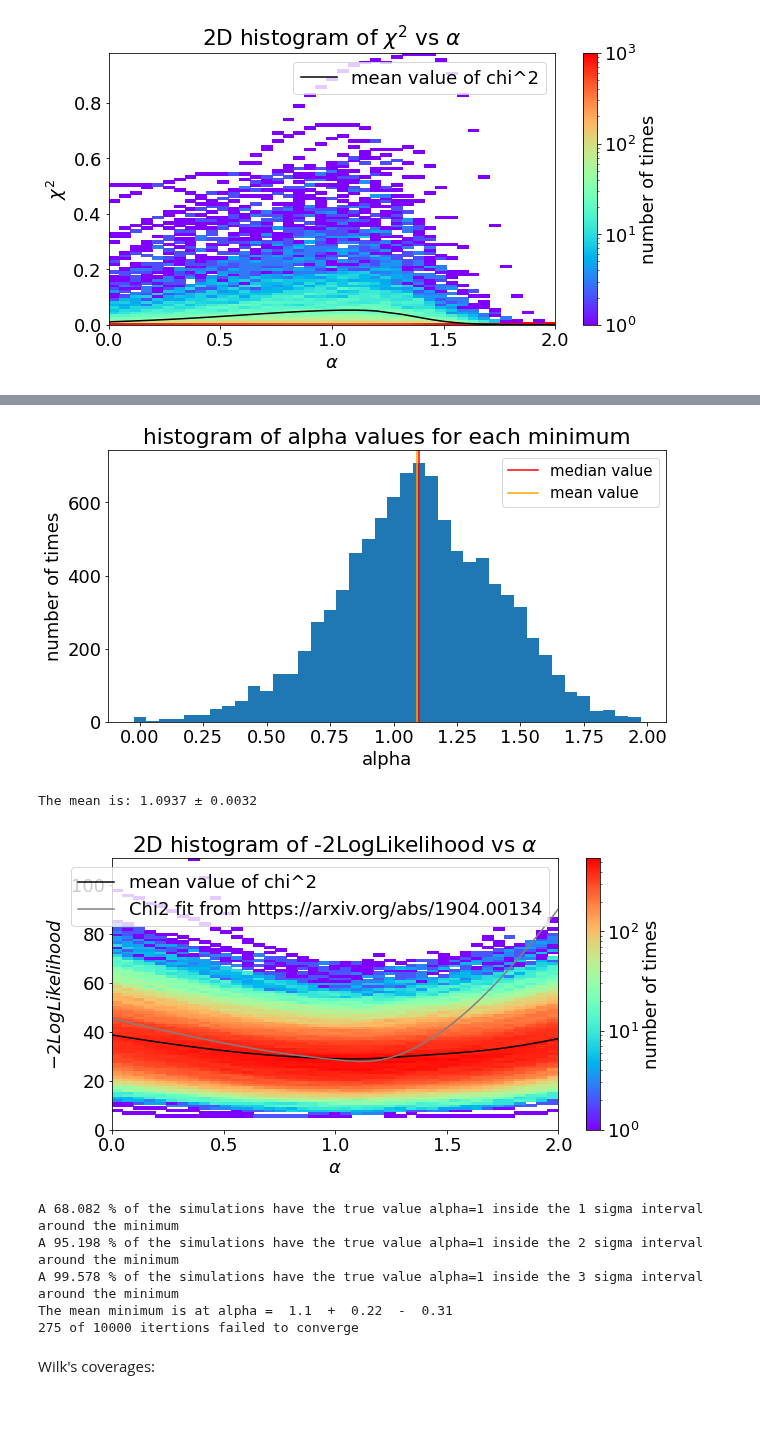
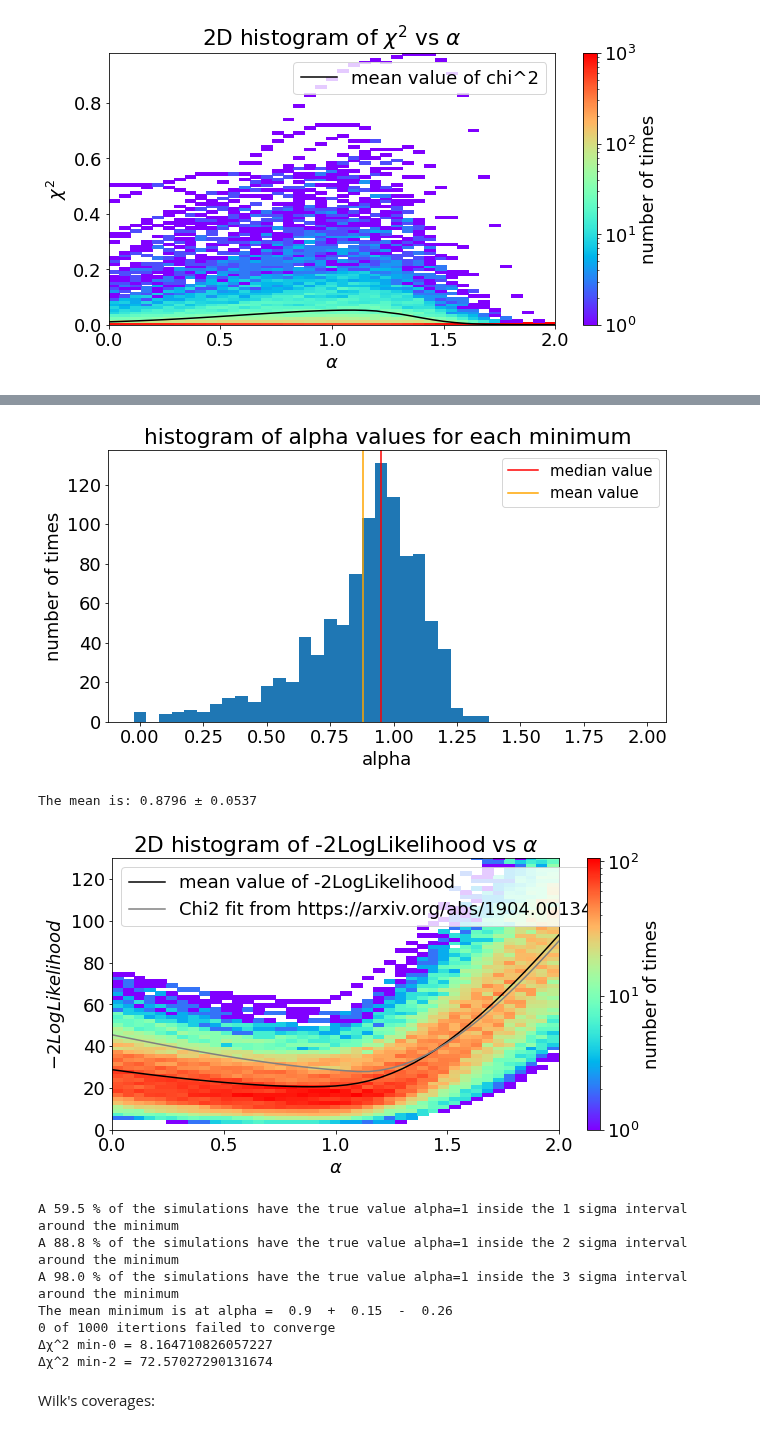
Before and after one commit to R-Grau/EBLpy, a Jupyter notebook: EBL_fit_MC_viewer.ipynb, the cells around one changed output, grey strips where cells are left out. Cells and saved outputs as stored; diff of their text form; code cells hidden in the pictures.

```diff
--- a/EBL_fit_MC_viewer.ipynb
+++ b/EBL_fit_MC_viewer.ipynb
@@ -144,7 +144,7 @@ def extract(ds):
     alphas = ds['alphas'][:]
     return chisqs,alphas
 
-loc = Path('/data/magic/users-ifae/rgrau/EBL-splines/EBL10000_PWL_freeLP_MAGIC_with_0.038_Systematics_4w_fix')
+loc = Path('/data/magic/users-ifae/rgrau/EBL-splines/EBL1000_PWL_LP_MAGIC_with_0.07_Systematics_4w_fix_2errors_x10')
 
 # files = sorted([f for f in loc.glob("EBL*2022050916*.hdf5")]) #PWL_LP starting at alpha = 1 (16 alpha = 1, 11 alpha = 2)
 files = sorted([f for f in loc.glob("EBL*.hdf5")]) #all the others but PWL_LP
@@ -404,5 +417,6 @@ The mean is: 1.0083 ± 0.0075
 # %%
-loc = Path('/data/magic/users-ifae/rgrau/EBL-splines/EBL10000_LP0.01_freeLP_MAGIC_with_0.038_Systematics_4w_startat1')
+loc = Path('/data/magic/users-ifae/rgrau/EBL-splines/EBL1000_PWL_LP_MAGIC_with_0.05_Systematics_4w_fix_2_test')
+
 # files = sorted([f for f in loc.glob("EBL*2022050916*.hdf5")]) #PWL_LP starting at alpha = 1 (16 alpha = 1, 11 alpha = 2)
 files = sorted([f for f in loc.glob("EBL*.hdf5")]) #all the others but PWL_LP
 # files = sorted(['/data/magic/users-ifae/rgrau/EBL-splines/EBL50_PWL_MBPWL_5knots/EBL_mult_nit0of50_202205111529.hdf5','/data/magic/users-ifae/rgrau/EBL-splines/EBL50_PWL_MBPWL_5knots/EBL_mult_nit2of50_202205111530.hdf5', '/data/magic/users-ifae/rgrau/EBL-splines/EBL50_PWL_MBPWL_5knots/EBL_mult_nit3of50_202205111529.hdf5'])
@@ -463,8 +477,8 @@ plt.legend(fontsize = 15)
 plt.show()
 print("The mean is:", format(mu, ".4f"), u"\u00B1", format(std/np.sqrt(niter), ".4f"))
 # %% [output]
-[figure, old version]
+[figure, new version]
-The mean is: 1.0937 ± 0.0032
+The mean is: 0.8796 ± 0.0537
 # %%
 file2 = uproot.open("Output_fitebl.root:Chi2_1ES1011_Feb2014_LP")
 magicalphas = file2.values()[0]
@@ -479,15 +493,15 @@ alphas = alphas_iter[0]
 
 
 fig, ax = plt.subplots()
-ax.plot(np.take_along_axis(alphas_iter[0], order, axis=0), np.take_along_axis(np.mean(chisqs_iter,0), order, axis=0), color = "black", label="mean value of chi^2")
-h = ax.hist2d(alphas_iter2, chisqs_iter2, bins=[len(alphas_iter[0]),100], norm = colors.LogNorm(), cmap = "rainbow", label="histogram of chi^2 values")
+ax.plot(np.take_along_axis(alphas_iter[0], order, axis=0), np.take_along_axis(np.mean(chisqs_iter,0), order, axis=0), color = "black", label="mean value of -2LogLikelihood")
+h = ax.hist2d(alphas_iter2, chisqs_iter2, bins=[len(alphas_iter[0]),100], norm = colors.LogNorm(), cmap = "rainbow", label=r"histogram of $\chi^2$ values")
 ax.plot(magicalphas, magichis, color = "grey", label= "Chi2 fit from https://arxiv.org/abs/1904.00134")
 ax.set_xlabel(r'$\alpha$')
 ax.set_ylabel(r'$-2LogLikelihood$')
-ax.legend()
+ax.legend(loc='upper left')
 ax.set_ylim(bottom = 0)
 #ax.set_xlim(0.5,1.5)
-#ax.set_ylim(0,80)
+ax.set_ylim(0,130)
 fig.colorbar(h[3], ax=ax, label="number of times")
 ax.set_title(r"2D histogram of -2LogLikelihood vs $\alpha$")
 plt.show()
@@ -507,39 +521,43 @@ for i in range(len(alphas_iter)):
     sigma_3.append(sigma_3_0)
     number = np.where(np.round(alphas, decimals = 4) == 1)
     if number in sigma_1_0[0]: #this number is the position of the alpha=1 inside the alhpas array
         s1 += 1
     if number in sigma_2_0[0]:
         s2 += 1
     if number in sigma_3_0[0]:
         s3 += 1
 # print(sigma_1)
 # print(sigma_2)
 # print(sigma_3)
 print("A {sig} % of the simulations have the true value alpha=1 inside the 1 sigma interval around the minimum".format( sig = np.round(s1 / (niter) * 100, decimals = 3)))
 print("A {sig} % of the simulations have the true value alpha=1 inside the 2 sigma interval around the minimum".format( sig = np.round(s2 / (niter) * 100, decimals = 3)))
 print("A {sig} % of the simulations have the true value alpha=1 inside the 3 sigma interval around the minimum".format( sig = np.round(s3 / (niter) * 100, decimals = 3)))
 # print("The median minimum is at alpha={minimum}".format(minimum = alphas[np.argmin(np.median(chisqs_iter,0))]))
 
 order = np.argsort(alphas_iter[0])
 interpx = np.arange(first_bin, last_bin, step/5)
 alphas_reord = np.take_along_axis(np.mean(alphas_iter, 0), order, axis=0)
 chisqs_reord = np.take_along_axis(np.mean(chisqs_iter, 0), order, axis=0)
 f1 = interpolate.interp1d(alphas_reord, chisqs_reord, kind='linear')
 chis_new = f1(interpx)
 sigma_inter_1s = np.where(chis_new <= 1 + np.min(chis_new))
 upper_bound_1s = step/5 * np.max(sigma_inter_1s) + first_bin
 lower_bound_1s = step/5 * np.min(sigma_inter_1s) + first_bin
 # print("The 1 sigma upper bound is: ", upper_bound_1s, "and the lower bound is: ", lower_bound_1s)
 print("The mean minimum is at alpha = ", np.round(interpx[np.argmin(chis_new)], decimals = 2), " + ", np.round(upper_bound_1s-interpx[np.argmin(chis_new)], decimals = 4), " - ", np.round(interpx[np.argmin(chis_new)] - lower_bound_1s, decimals = 4))
 # print("Energy migration = ", Energy_migration)
 print("{failed} of {total} itertions failed to converge".format(failed = len(files) - niter, total = len(files)))
+print("\u0394" + "\u03C7" + r"^2" + " min-0 = {0}".format(np.take_along_axis(np.mean(chisqs_iter,0), order, axis=0)[0] - np.min(np.take_along_axis(np.mean(chisqs_iter,0), order, axis=0))))
+print("\u0394" + "\u03C7" + r"^2" + " min-2 = {0}".format(np.take_along_axis(np.mean(chisqs_iter,0), order, axis=0)[-1] - np.min(np.take_along_axis(np.mean(chisqs_iter,0), order, axis=0))))
 # %% [output]
-[figure, old version]
+[figure, new version]
-A 68.082 % of the simulations have the true value alpha=1 inside the 1 sigma interval around the minimum
-A 95.198 % of the simulations have the true value alpha=1 inside the 2 sigma interval around the minimum
-A 99.578 % of the simulations have the true value alpha=1 inside the 3 sigma interval around the minimum
-The mean minimum is at alpha =  1.1  +  0.22  -  0.31
-275 of 10000 itertions failed to converge
+A 59.5 % of the simulations have the true value alpha=1 inside the 1 sigma interval around the minimum
+A 88.8 % of the simulations have the true value alpha=1 inside the 2 sigma interval around the minimum
+A 98.0 % of the simulations have the true value alpha=1 inside the 3 sigma interval around the minimum
+The mean minimum is at alpha =  0.9  +  0.15  -  0.26
+0 of 1000 itertions failed to converge
+Δχ^2 min-0 = 8.164710826057227
+Δχ^2 min-2 = 72.57027290131674
 # %% [markdown]
 Wilk's coverages:
 # %%
```
Also changed, not shown: parts of 22 cells of this notebook, 4 other files.
